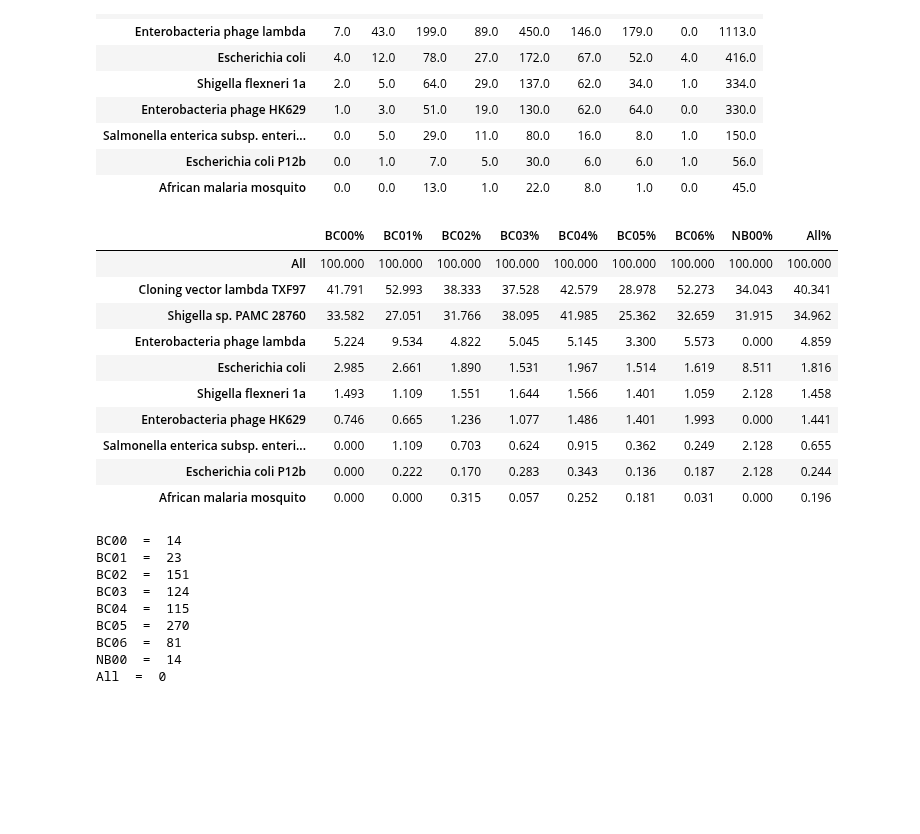
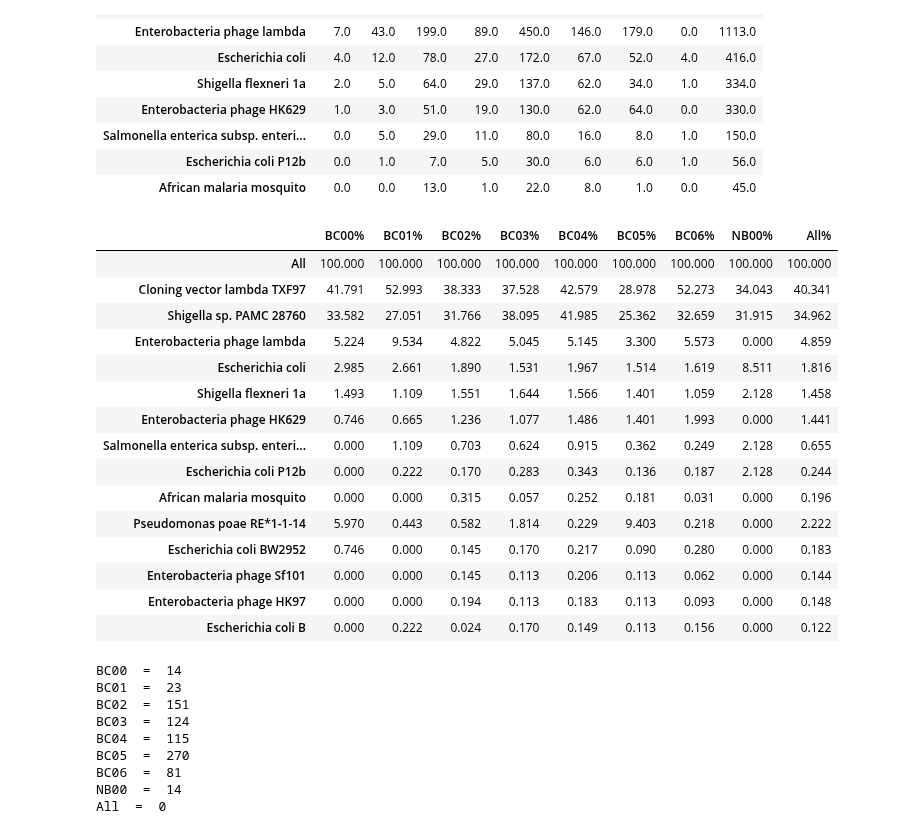
Before and after one commit to BenjaminSchwessinger/Gamran, a Jupyter notebook: MinIon_analysis_05012017_Wagga_initial-taxonomy.ipynb, the cells around one changed output. Drawn from its saved outputs; the diff is of its cells as text; code cells hidden in the pictures; blank space fills up the shorter version.

```diff
--- a/MinIon_analysis_05012017_Wagga_initial-taxonomy.ipynb
+++ b/MinIon_analysis_05012017_Wagga_initial-taxonomy.ipynb
@@ -122,26 +122,31 @@ joint_NCBI_pivot_table_names.sort_values('BC04', axis=0, ascending=False).head(n
 # %%
 #Create pivot table showing % of species per barcode, sorted by control (BC04)
 joint_NCBI_pivot_table_names_pc = joint_NCBI_pivot_table_names.copy()
 
 for bcs in joint_NCBI_pivot_table_names.columns:
     joint_NCBI_pivot_table_names_pc[str(bcs) + '%'] = joint_NCBI_pivot_table_names_pc[bcs].apply(lambda x: (x / joint_NCBI_pivot_table_names[bcs].loc['All'])*100)
 for spcs in joint_NCBI_pivot_table_names.columns:
     joint_NCBI_pivot_table_names_pc.drop(spcs, axis=1, inplace=True)
 
 joint_NCBI_pivot_table_names_pc2 = joint_NCBI_pivot_table_names_pc.sort_values('BC04%', axis=0, ascending=False)
-joint_NCBI_pivot_table_names_pc2.applymap(lambda x: '%.3f' % x).head(n=10)
+joint_NCBI_pivot_table_names_pc2.applymap(lambda x: '%.3f' % x).head(n=15)
 # %% [output]
 |  | BC00% | BC01% | BC02% | BC03% | BC04% | BC05% | BC06% | NB00% | All% |
 | All | 100.000 | 100.000 | 100.000 | 100.000 | 100.000 | 100.000 | 100.000 | 100.000 | 100.000 |
 | Cloning vector lambda TXF97 | 41.791 | 52.993 | 38.333 | 37.528 | 42.579 | 28.978 | 52.273 | 34.043 | 40.341 |
 | Shigella sp. PAMC 28760 | 33.582 | 27.051 | 31.766 | 38.095 | 41.985 | 25.362 | 32.659 | 31.915 | 34.962 |
 | Enterobacteria phage lambda | 5.224 | 9.534 | 4.822 | 5.045 | 5.145 | 3.300 | 5.573 | 0.000 | 4.859 |
 | Escherichia coli | 2.985 | 2.661 | 1.890 | 1.531 | 1.967 | 1.514 | 1.619 | 8.511 | 1.816 |
 | Shigella flexneri 1a | 1.493 | 1.109 | 1.551 | 1.644 | 1.566 | 1.401 | 1.059 | 2.128 | 1.458 |
 | Enterobacteria phage HK629 | 0.746 | 0.665 | 1.236 | 1.077 | 1.486 | 1.401 | 1.993 | 0.000 | 1.441 |
 | Salmonella enterica subsp. enteri... | 0.000 | 1.109 | 0.703 | 0.624 | 0.915 | 0.362 | 0.249 | 2.128 | 0.655 |
 | Escherichia coli P12b | 0.000 | 0.222 | 0.170 | 0.283 | 0.343 | 0.136 | 0.187 | 2.128 | 0.244 |
 | African malaria mosquito | 0.000 | 0.000 | 0.315 | 0.057 | 0.252 | 0.181 | 0.031 | 0.000 | 0.196 |
+| Pseudomonas poae RE*1-1-14 | 5.970 | 0.443 | 0.582 | 1.814 | 0.229 | 9.403 | 0.218 | 0.000 | 2.222 |
+| Escherichia coli BW2952 | 0.746 | 0.000 | 0.145 | 0.170 | 0.217 | 0.090 | 0.280 | 0.000 | 0.183 |
+| Enterobacteria phage Sf101 | 0.000 | 0.000 | 0.145 | 0.113 | 0.206 | 0.113 | 0.062 | 0.000 | 0.144 |
+| Enterobacteria phage HK97 | 0.000 | 0.000 | 0.194 | 0.113 | 0.183 | 0.113 | 0.093 | 0.000 | 0.148 |
+| Escherichia coli B | 0.000 | 0.222 | 0.024 | 0.170 | 0.149 | 0.113 | 0.156 | 0.000 | 0.122 |
 # %%
 joint_NCBI_df
 # %%
```
Also changed, not shown: parts of 12 cells of this notebook.
